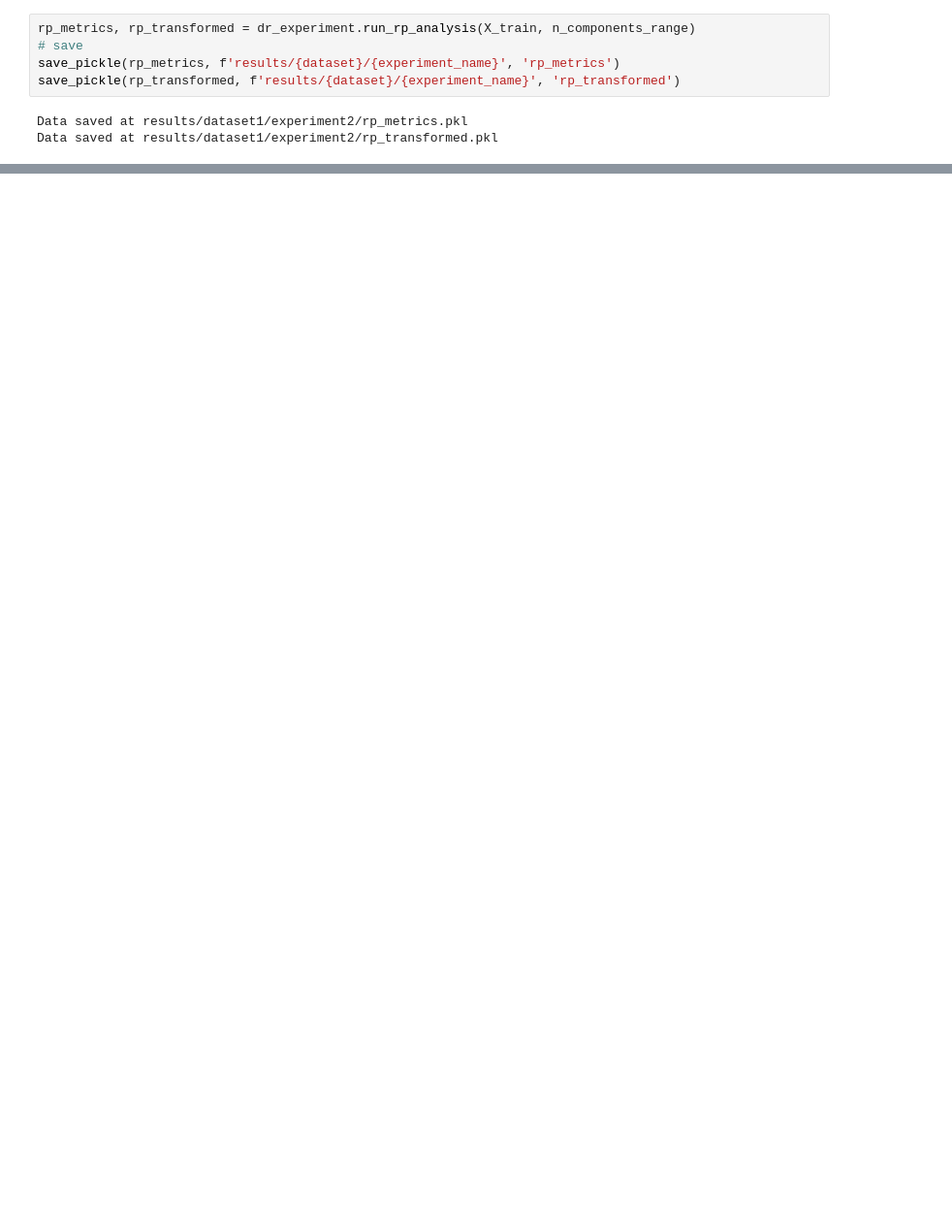
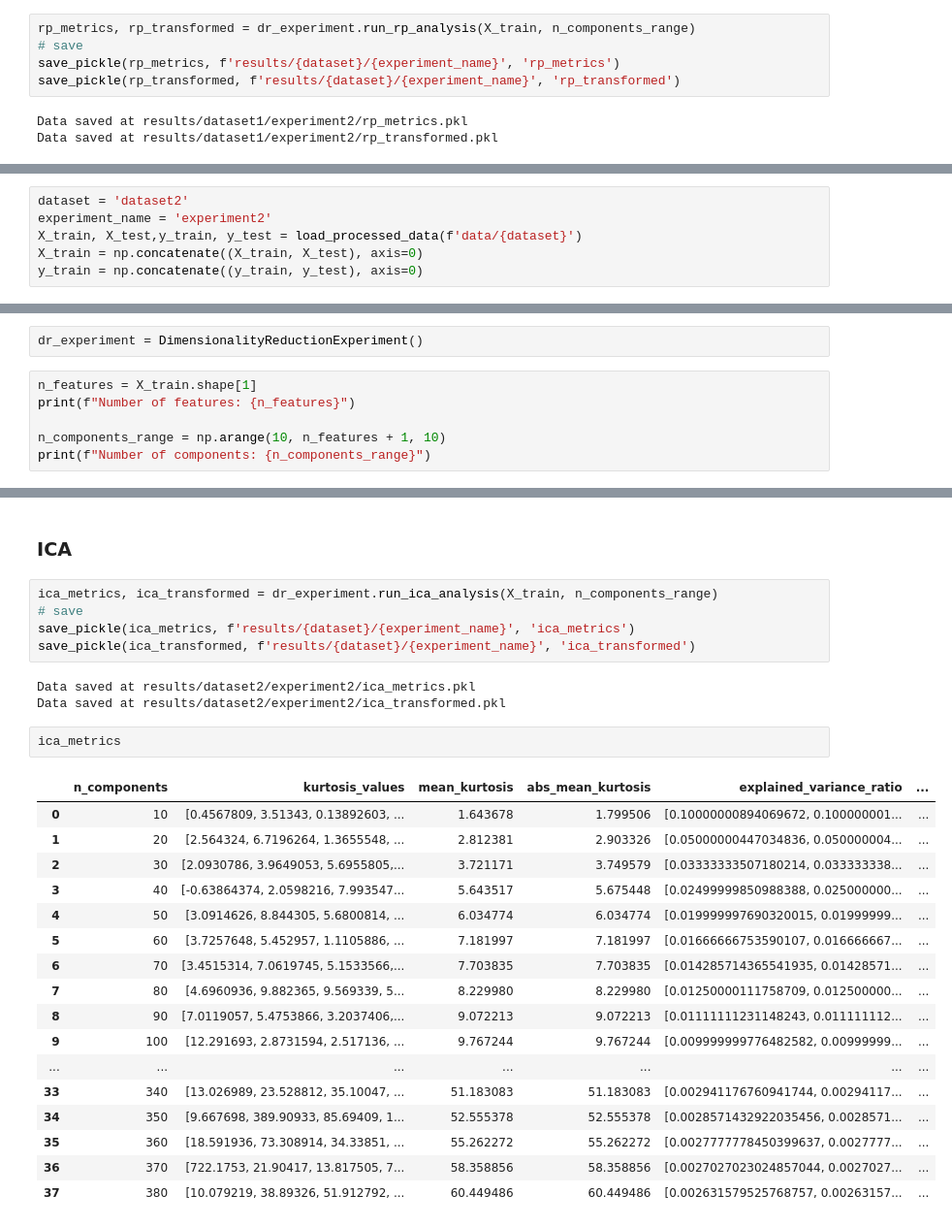
Before and after one commit to placeboo/MachineLearningProjects, a Jupyter notebook: UnsupervisedLearning/notebooks/experiment2_dimensionality.ipynb, the cells around one changed output, grey strips where cells are left out. Shown at 97% size. Drawn from its saved outputs; the diff is of its cells as text; blank space fills up the shorter version.

Commit message:
:sparkles: add dimension reduction

```diff
--- a/UnsupervisedLearning/notebooks/experiment2_dimensionality.ipynb
+++ b/UnsupervisedLearning/notebooks/experiment2_dimensionality.ipynb
@@ -145,0 +202,6 @@ rp_metrics
+# %%
+dataset = 'dataset2'
+experiment_name = 'experiment2'
+X_train, X_test,y_train, y_test = load_processed_data(f'data/{dataset}')
+X_train = np.concatenate((X_train, X_test), axis=0)
+y_train = np.concatenate((y_train, y_test), axis=0)
@@ -145,0 +210,8 @@ rp_metrics
+# %%
+dr_experiment = DimensionalityReductionExperiment()
+# %%
+n_features = X_train.shape[1]
+print(f"Number of features: {n_features}")
+
+n_components_range = np.arange(10, n_features + 1, 10)
+print(f"Number of components: {n_components_range}")
@@ -145,0 +271,30 @@ rp_metrics
+# %% [markdown]
+### ICA
+# %%
+ica_metrics, ica_transformed = dr_experiment.run_ica_analysis(X_train, n_components_range)
+# save
+save_pickle(ica_metrics, f'results/{dataset}/{experiment_name}', 'ica_metrics')
+save_pickle(ica_transformed, f'results/{dataset}/{experiment_name}', 'ica_transformed')
+# %% [output]
+Data saved at results/dataset2/experiment2/ica_metrics.pkl
+Data saved at results/dataset2/experiment2/ica_transformed.pkl
+# %%
+ica_metrics
+# %% [output]
+|  | n_components | kurtosis_values | mean_kurtosis | abs_mean_kurtosis | explained_variance_ratio | ... |
+| 0 | 10 | [0.4567809, 3.51343, 0.13892603, ... | 1.643678 | 1.799506 | [0.10000000894069672, 0.100000001... | ... |
+| 1 | 20 | [2.564324, 6.7196264, 1.3655548, ... | 2.812381 | 2.903326 | [0.05000000447034836, 0.050000004... | ... |
+| 2 | 30 | [2.0930786, 3.9649053, 5.6955805,... | 3.721171 | 3.749579 | [0.03333333507180214, 0.033333338... | ... |
+| 3 | 40 | [-0.63864374, 2.0598216, 7.993547... | 5.643517 | 5.675448 | [0.02499999850988388, 0.025000000... | ... |
+| 4 | 50 | [3.0914626, 8.844305, 5.6800814, ... | 6.034774 | 6.034774 | [0.019999997690320015, 0.01999999... | ... |
+| 5 | 60 | [3.7257648, 5.452957, 1.1105886, ... | 7.181997 | 7.181997 | [0.01666666753590107, 0.016666667... | ... |
+| 6 | 70 | [3.4515314, 7.0619745, 5.1533566,... | 7.703835 | 7.703835 | [0.014285714365541935, 0.01428571... | ... |
+| 7 | 80 | [4.6960936, 9.882365, 9.569339, 5... | 8.229980 | 8.229980 | [0.01250000111758709, 0.012500000... | ... |
+| 8 | 90 | [7.0119057, 5.4753866, 3.2037406,... | 9.072213 | 9.072213 | [0.01111111231148243, 0.011111112... | ... |
+| 9 | 100 | [12.291693, 2.8731594, 2.517136, ... | 9.767244 | 9.767244 | [0.009999999776482582, 0.00999999... | ... |
+| ... | ... | ... | ... | ... | ... | ... |
+| 33 | 340 | [13.026989, 23.528812, 35.10047, ... | 51.183083 | 51.183083 | [0.002941176760941744, 0.00294117... | ... |
+| 34 | 350 | [9.667698, 389.90933, 85.69409, 1... | 52.555378 | 52.555378 | [0.0028571432922035456, 0.0028571... | ... |
+| 35 | 360 | [18.591936, 73.308914, 34.33851, ... | 55.262272 | 55.262272 | [0.0027777778450399637, 0.0027777... | ... |
+| 36 | 370 | [722.1753, 21.90417, 13.817505, 7... | 58.358856 | 58.358856 | [0.0027027023024857044, 0.0027027... | ... |
+| 37 | 380 | [10.079219, 38.89326, 51.912792, ... | 60.449486 | 60.449486 | [0.002631579525768757, 0.00263157... | ... |
```
Also changed, not shown: parts of 24 cells of this notebook, 4 other files.
